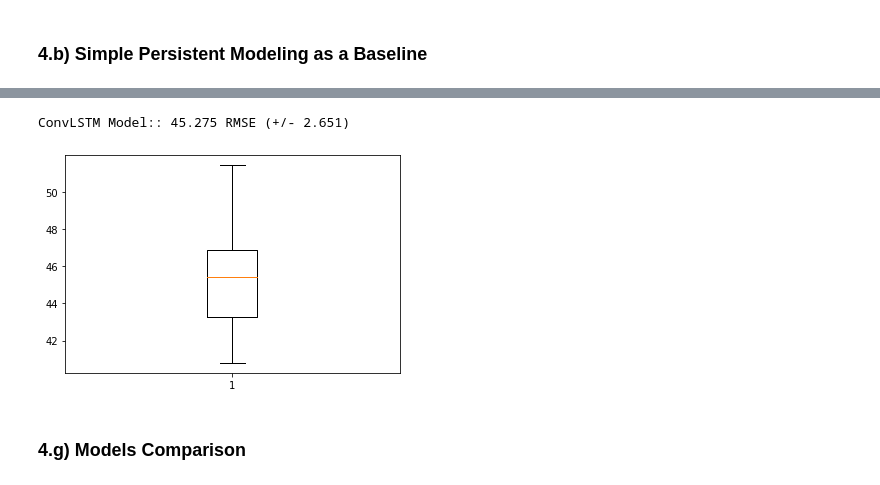
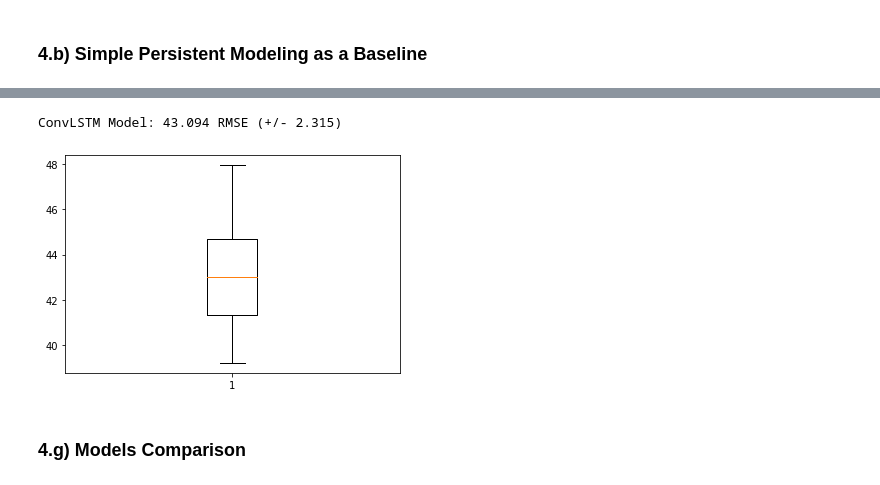
Before and after one commit to daines-analytics/time-series-projects, a Jupyter notebook: py_timeseries_iron_production_australian/py_timeseries_tensorflow_iron_production_australian.ipynb, the cells around one changed output, grey strips where cells are left out. Cells and saved outputs as stored; diff of their text form; code cells hidden in the pictures.

```diff
--- a/py_timeseries_iron_production_australian/py_timeseries_tensorflow_iron_production_australian.ipynb
+++ b/py_timeseries_iron_production_australian/py_timeseries_tensorflow_iron_production_australian.ipynb
@@ -603,7 +649,7 @@ def model_predict(model, history, config):
     return yhat[0]
 # %%
 # define config
-config = [3, 12, 256, 3, 200, 200, 100]
+config = [3, 12, 256, 3, 200, 200, 72]
 # grid search
 convlstm_scores = repeat_evaluate(data, config, n_test)
 # %% [output]
@@ -627,9 +673,9 @@ convlstm_scores = repeat_evaluate(data, config, n_test)
 # %%
 # summarize scores
-summarize_scores('ConvLSTM Model:', convlstm_scores)
+summarize_scores('ConvLSTM Model', convlstm_scores)
 # %% [output]
-ConvLSTM Model:: 45.275 RMSE (+/- 2.651)
+ConvLSTM Model: 43.094 RMSE (+/- 2.315)
-[figure, old version]
+[figure, new version]
 # %% [markdown]
 ### 4.g) Models Comparison
 # %%
```
Also changed, not shown: parts of 26 cells of this notebook, 1 other file.
